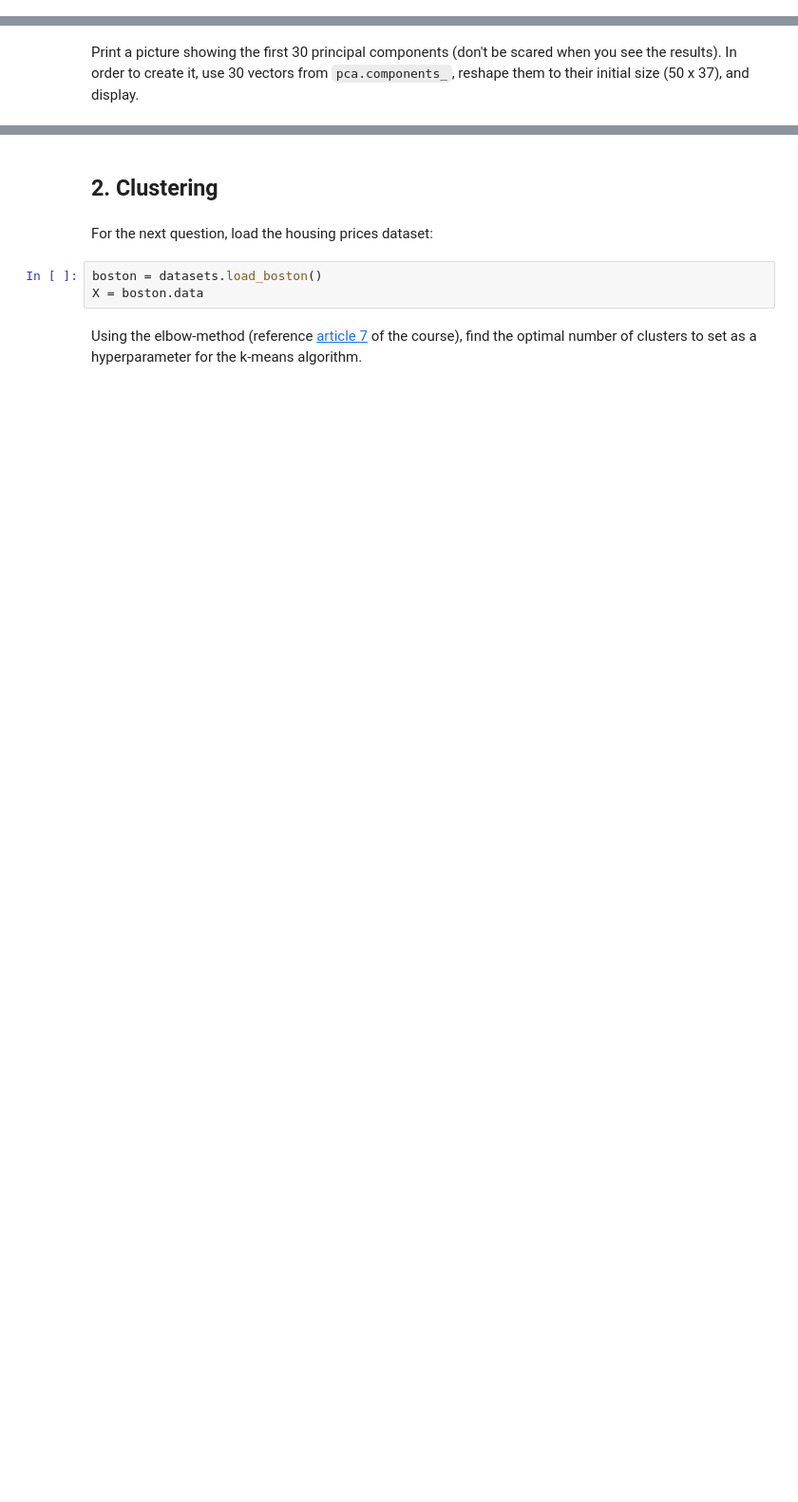
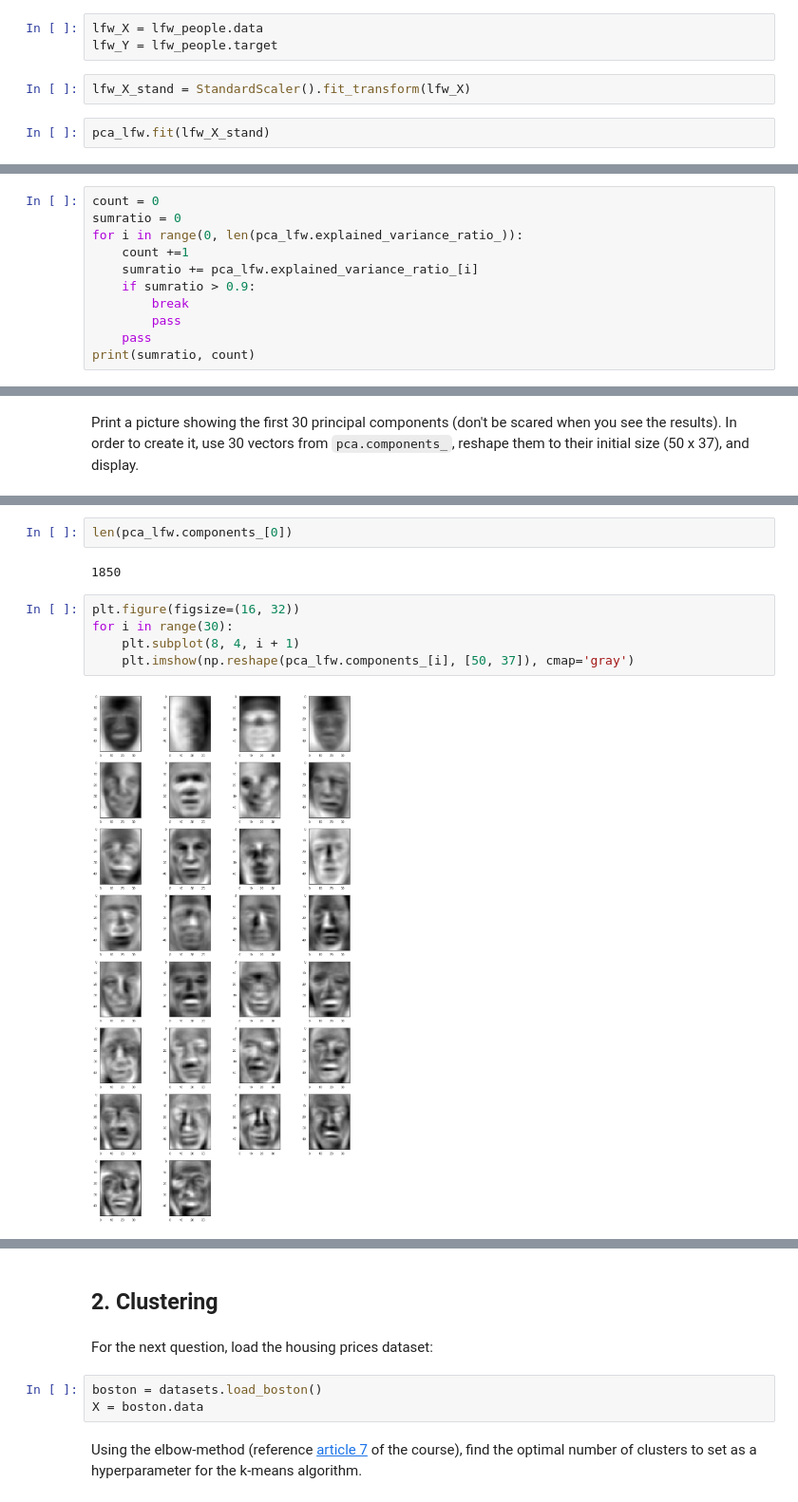
Before and after one commit to yy-nm/mard_learning_mlcourse.ai, a Jupyter notebook: assignment_7/assignment7_pca_clustering.ipynb, the cells around one changed output, grey strips where cells are left out. Shown at 95% size. Saved outputs shown, nothing was run; the diff lists cells and outputs as text; blank space fills up the shorter version.

```diff
--- a/assignment_7/assignment7_pca_clustering.ipynb
+++ b/assignment_7/assignment7_pca_clustering.ipynb
@@ -129,0 +155,7 @@ For this task, you should be using the [`svd_solver='randomized'`](http://scikit
+# %%
+lfw_X = lfw_people.data
+lfw_Y = lfw_people.target
+# %%
+lfw_X_stand = StandardScaler().fit_transform(lfw_X)
+# %%
+pca_lfw.fit(lfw_X_stand)
@@ -129,0 +169,11 @@ For this task, you should be using the [`svd_solver='randomized'`](http://scikit
+# %%
+count = 0
+sumratio = 0
+for i in range(0, len(pca_lfw.explained_variance_ratio_)):
+    count +=1
+    sumratio += pca_lfw.explained_variance_ratio_[i]
+    if sumratio > 0.9:
+        break
+        pass
+    pass
+print(sumratio, count)
@@ -134,3 +201,14 @@ Print a picture showing the first 30 principal components (don't be scared when
+# %%
+len(pca_lfw.components_[0])
+# %% [output]
+1850
+# %%
+plt.figure(figsize=(16, 32))
+for i in range(30):
+    plt.subplot(8, 4, i + 1)
+    plt.imshow(np.reshape(pca_lfw.components_[i], [50, 37]), cmap='gray')
+# %% [output]
+[figure, added]
 # %% [markdown]
 #### Question 5. Within the first 30 principal components, which one brightens the left side of the face? More specifically, which principal component corresponds to a linear combination of the initial features (pixels' intensity), which, when shown as an image, looks like a photo highlighted from the left side?
 
```
Also changed, not shown: parts of 34 cells of this notebook, 1 other file.
